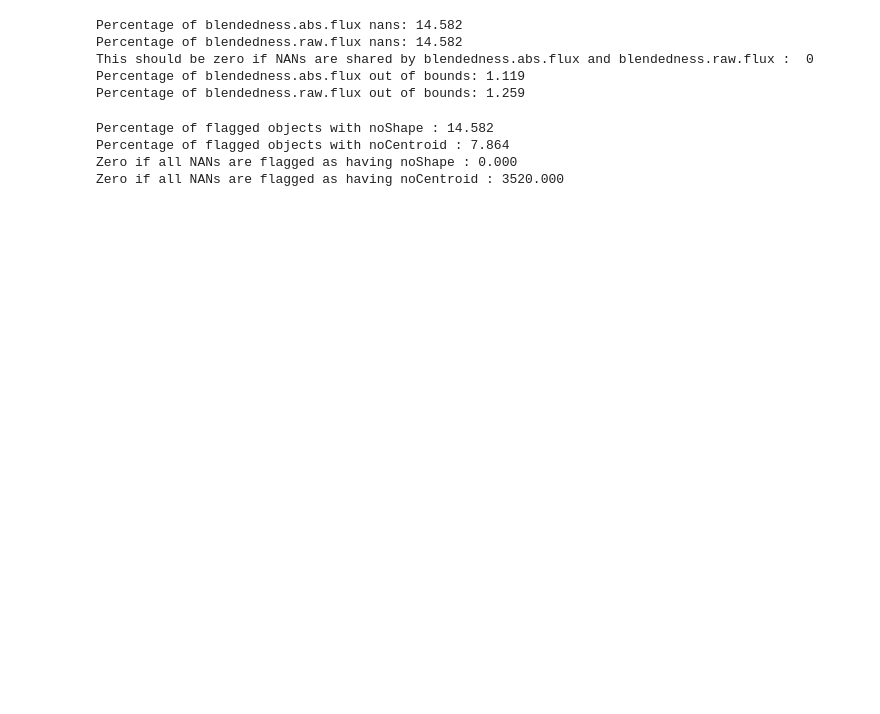
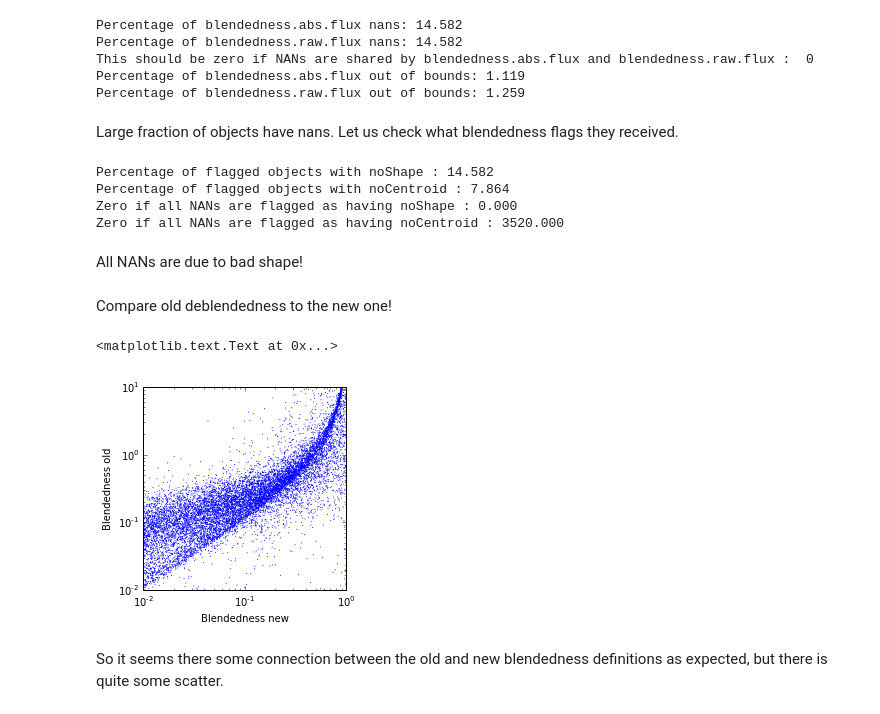
Before and after one commit to surhudm/HSC_Deblendedness, a Jupyter notebook: Deblender.ipynb, the cells around one changed output. Cells and saved outputs as stored; diff of their text form; code cells hidden in the pictures; blank space fills up the shorter version.

Commit message:
some more tests and figures

```diff
--- a/Deblender.ipynb
+++ b/Deblender.ipynb
@@ -108,4 +112,6 @@ Percentage of blendedness.raw.flux nans: 14.582
 This should be zero if NANs are shared by blendedness.abs.flux and blendedness.raw.flux :  0
 Percentage of blendedness.abs.flux out of bounds: 1.119
 Percentage of blendedness.raw.flux out of bounds: 1.259
+# %% [markdown]
+Large fraction of objects have nans. Let us check what blendedness flags they received.
 # %%
@@ -124,6 +130,28 @@ Percentage of flagged objects with noShape : 14.582
 Percentage of flagged objects with noCentroid : 7.864
 Zero if all NANs are flagged as having noShape : 0.000
 Zero if all NANs are flagged as having noCentroid : 3520.000
+# %% [markdown]
+All NANs are due to bad shape!
+# %% [markdown]
+Compare old deblendedness to the new one!
+# %%
+b_old = meas['blendedness.old']
+
+idxold = (b_old>0.0) & (b_old<10.0)
+
+ax = plt.subplot(221)
+ax.scatter((b_abs[idx & idxold]), (b_old[idx & idxold]), s=1, lw=0)
+ax.set_xlim([0.01, 1])
+ax.set_ylim([0.01, 10])
+ax.set_xscale('log')
+ax.set_yscale('log')
+ax.set_ylabel("Blendedness old")
+ax.set_xlabel("Blendedness new")
+# %% [output]
+<matplotlib.text.Text at 0x...>
+[figure, added]
+# %% [markdown]
+So it seems there some connection between the old and new blendedness definitions as expected, but there is quite some scatter.
 # %%
 class Cmap(object):
     """An object to take a matplotlib colourmap name and return a ds9-compliant ctype
```
Also changed, not shown: parts of 8 cells of this notebook, 2 other files.
